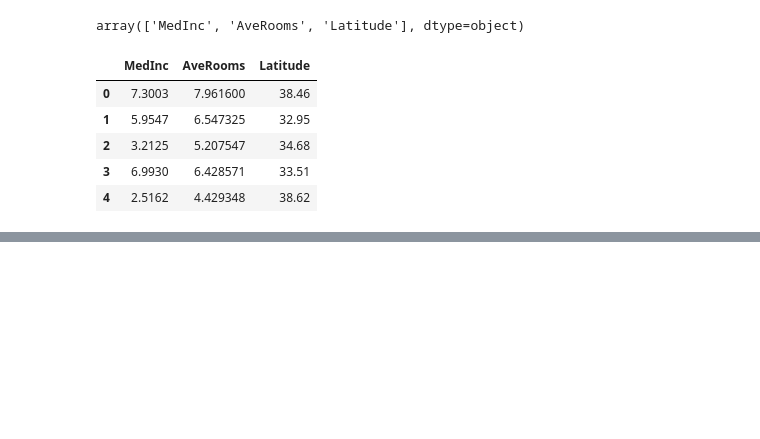
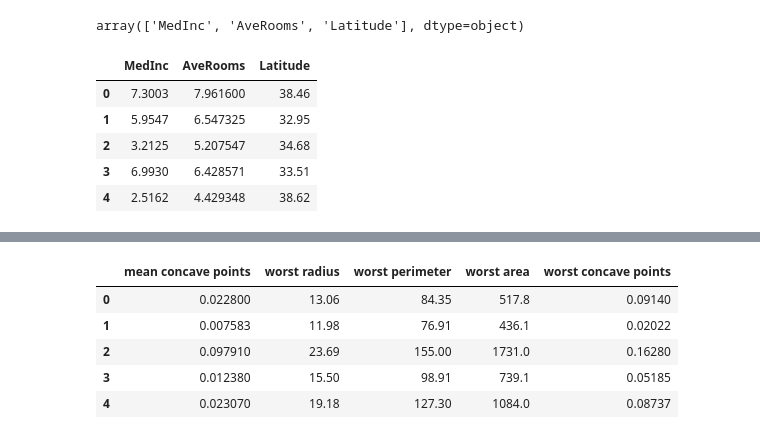
Before and after one commit to rahul-raoniar/fetaure-selection-in-machine-learning-book-practice, a Jupyter notebook: Chapter 4 Filter Methods.ipynb, the cells around one changed output, grey strips where cells are left out. Saved outputs shown, nothing was run; the diff lists cells and outputs as text; code cells hidden in the pictures; blank space fills up the shorter version.

```diff
--- a/Chapter 4 Filter Methods.ipynb
+++ b/Chapter 4 Filter Methods.ipynb
@@ -370,0 +422,15 @@ X_train_t.head()
+# %%
+X_train = sel.transform(X_train)
+X_test = sel.transform(X_test)
+
+X_train_t = pd.DataFrame(X_train, columns = sel.get_feature_names_out())
+X_test_t = pd.DataFrame(X_test, columns = sel.get_feature_names_out())
+# %%
+X_train_t.head()
+# %% [output]
+|  | mean concave points | worst radius | worst perimeter | worst area | worst concave points |
+| 0 | 0.022800 | 13.06 | 84.35 | 517.8 | 0.09140 |
+| 1 | 0.007583 | 11.98 | 76.91 | 436.1 | 0.02022 |
+| 2 | 0.097910 | 23.69 | 155.00 | 1731.0 | 0.16280 |
+| 3 | 0.012380 | 15.50 | 98.91 | 739.1 | 0.05185 |
+| 4 | 0.023070 | 19.18 | 127.30 | 1084.0 | 0.08737 |
```
Also changed, not shown: parts of 8 cells of this notebook.
